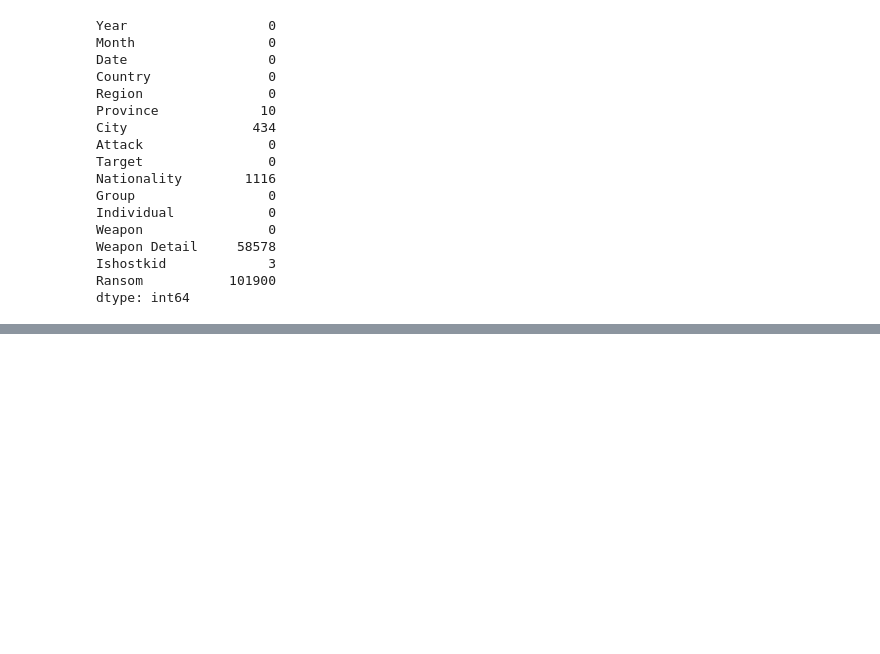
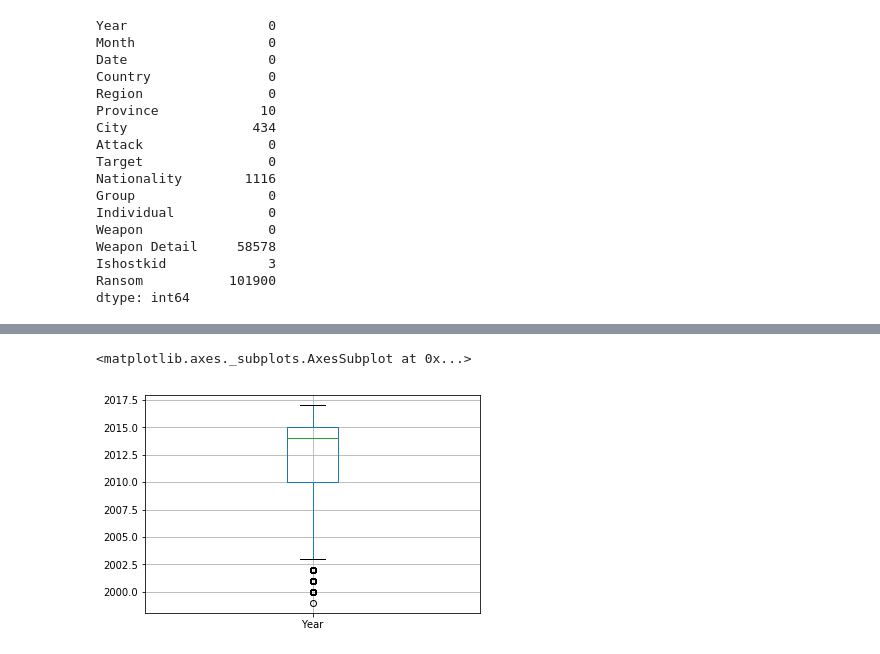
Before and after one commit to Gary-1606/Trial-BDAS, a Jupyter notebook: GlobalTerrorism.ipynb, the cells around one changed output, grey strips where cells are left out. Saved outputs shown, nothing was run; the diff lists cells and outputs as text; code cells hidden in the pictures; blank space fills up the shorter version.

```diff
--- a/GlobalTerrorism.ipynb
+++ b/GlobalTerrorism.ipynb
@@ -552,0 +631,5 @@ dtype: int64
+# %%
+terrorismdf_pd.boxplot(column = 'Year')
+# %% [output]
+<matplotlib.axes._subplots.AxesSubplot at 0x...>
+[figure, added]
```
Also changed, not shown: parts of 20 cells of this notebook, 1 other file.
